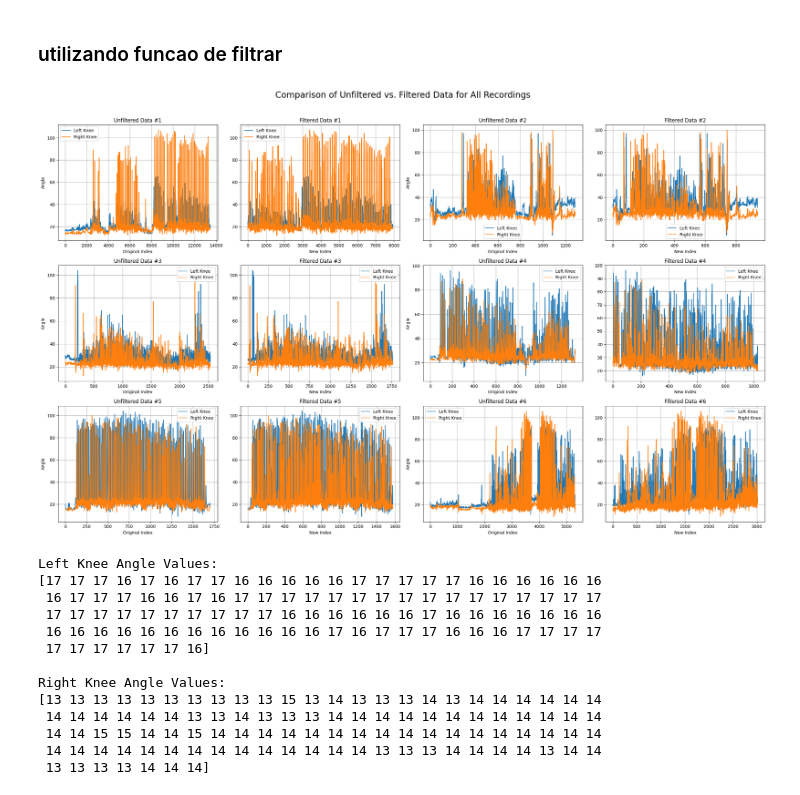
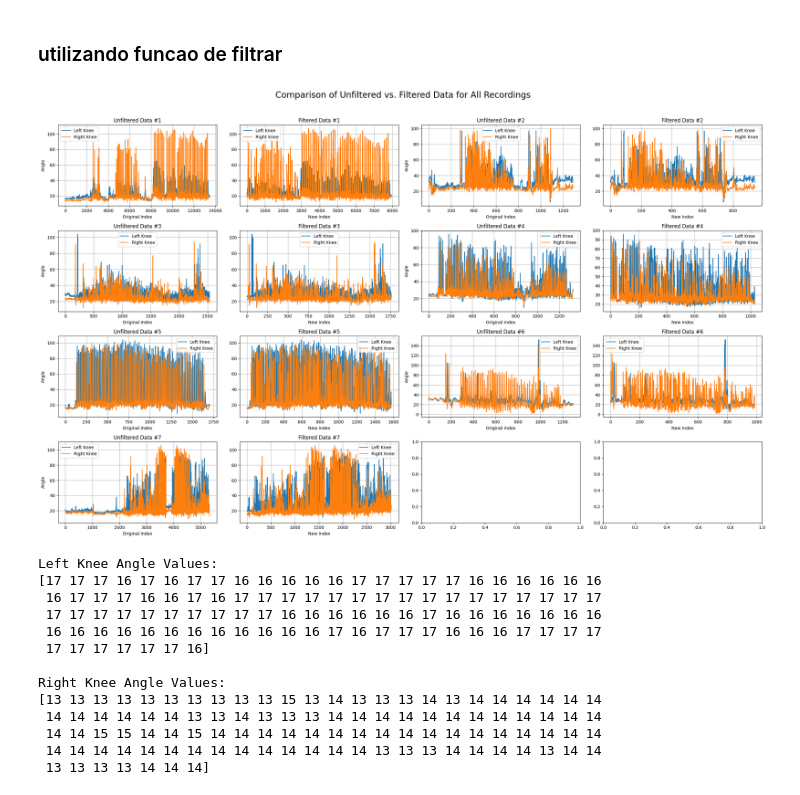
Before and after one commit to LGuilhermeRodrigues/walk-recordings-filter, a Jupyter notebook: walk_recordings_filter.ipynb, the cells around one changed output. Cells and saved outputs as stored; diff of their text form; code cells hidden in the pictures.

```diff
--- a/walk_recordings_filter.ipynb
+++ b/walk_recordings_filter.ipynb
@@ -12,6 +12,7 @@ files = [
     "knee_angles_corrigidoF1_42.csv",
     "knee_angles_corrigidoF1_57.csv",
     "knee_angles_corrigidoF2_00.csv",
+    "knee_angles_corrigidoM5_36.csv",
     "knee_angles_corrigidoF2_12.csv"
 ]
 files_filter = [
@@ -20,6 +21,7 @@ files_filter = [
     42,
     52,
     30,
+    40,
     33
 ]
 
@@ -131,14 +133,14 @@ for index, df in enumerate(unfiltered_dfs):
     # Add the processed DataFrame to our list
     filtered_dfs.append(filtered_df)
 
-    if index < 5:
+    if index < (len(files)-1):
         good_blocks_train.extend(good_blocks)
         bad_blocks_train.extend(bad_blocks)
     else:
         good_blocks_test.extend(good_blocks)
         bad_blocks_test.extend(bad_blocks)
 
-    if index == 5:
+    if index == (len(files)-1):
         good_blocks = []
         bad_blocks = []
 # %%
@@ -146,10 +148,10 @@ import matplotlib.pyplot as plt
 
 # Create a figure and a set of subplots with 3 rows and 4 columns
 # The figsize is adjusted to accommodate the grid.
-fig, axes = plt.subplots(nrows=3, ncols=4, figsize=(24, 15))
+fig, axes = plt.subplots(nrows=4, ncols=4, figsize=(24, 15))
 
 # Loop through all 6 files
-for i in range(6):
+for i in range(len(files)):
     # Get the original and filtered data for the current file
     original_df = unfiltered_dfs[i]
     filtered_df = filtered_dfs[i]
@@ -168,34 +170,34 @@ for i in range(6):
     ax_orig.set_ylabel('Angle')
     ax_orig.legend()
     ax_orig.grid(True)
 
     # --- Plot Filtered Data ---
     ax_filt = axes[row, col_filt]
     # Check if the filtered DataFrame has any data to plot
     if not filtered_df.empty:
         ax_filt.plot(filtered_df['new_row_id'], filtered_df['kneeLangle'], label='Left Knee')
         ax_filt.plot(filtered_df['new_row_id'], filtered_df['kneeRangle'], label='Right Knee')
         ax_filt.set_title(f'Filtered Data #{i+1}')
         ax_filt.set_xlabel('New Index')
         ax_filt.legend()
     else:
         # If there's no data, just display a title
         ax_filt.set_title(f'Filtered Data #{i+1} (No valid blocks)')
         # Hide the axes ticks if the plot is empty
         ax_filt.set_xticks([])
         ax_filt.set_yticks([])
 
     ax_filt.grid(True)
 
 
 # Add a main title for the entire figure
 fig.suptitle('Comparison of Unfiltered vs. Filtered Data for All Recordings', fontsize=20)
 
 # Adjust layout to prevent titles and labels from overlapping
 plt.tight_layout(rect=[0, 0, 1, 0.96])
 plt.show()
 # %% [output]
-[figure, old version]
+[figure, new version]
 # %%
 # input of the model will be 150 (5 seconds x 30fps) and a sample with less than
 # size of 150 will have zeros at the end
```
Also changed, not shown: parts of 6 cells of this notebook.
